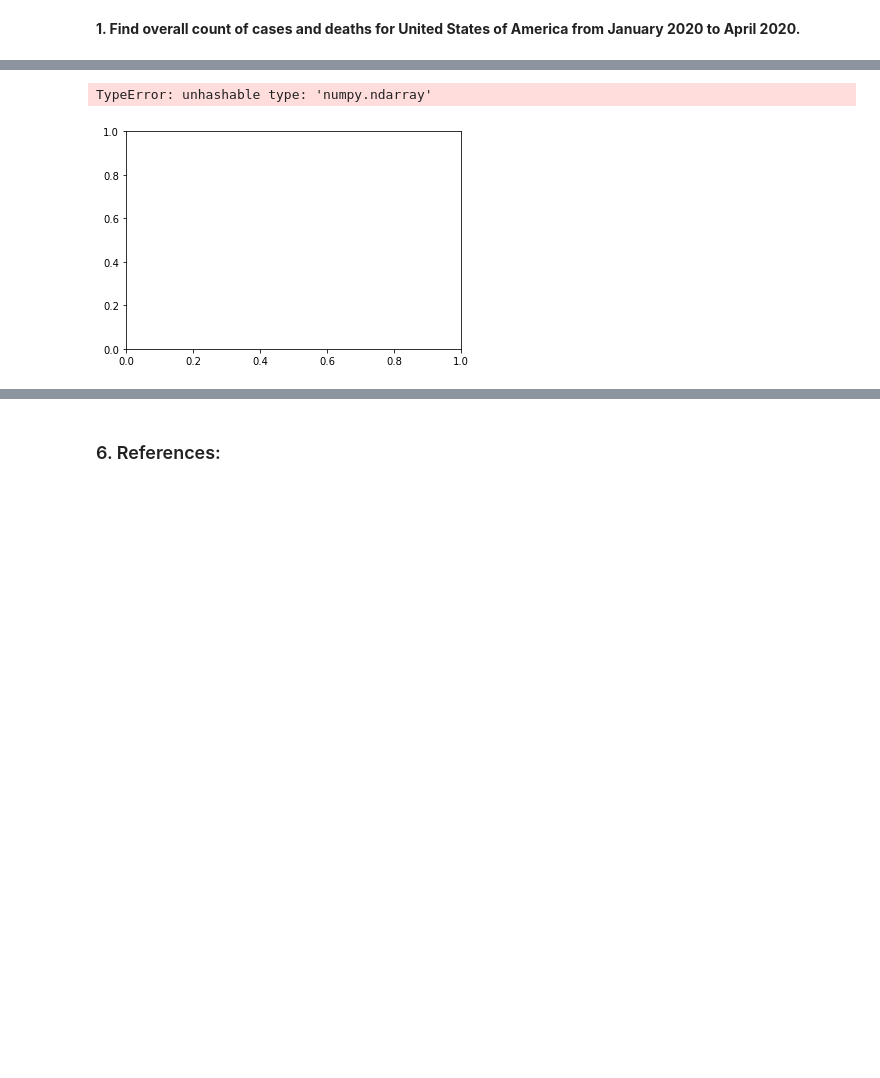
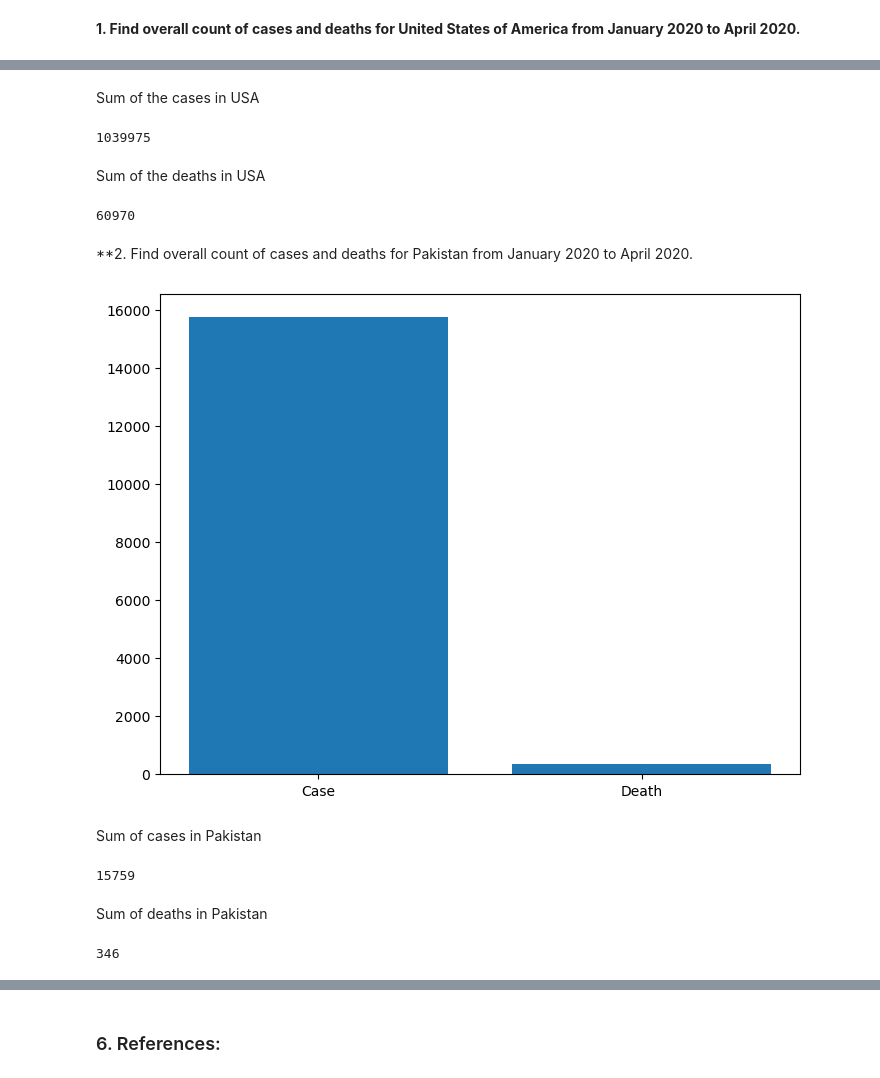
Before and after one commit to mbjamil92/DAV5400_Python_Projects, a Jupyter notebook: Project_1_Module_6.ipynb, the cells around one changed output, grey strips where cells are left out. Saved outputs shown, nothing was run; the diff lists cells and outputs as text; code cells hidden in the pictures; blank space fills up the shorter version.

```diff
--- a/Project_1_Module_6.ipynb
+++ b/Project_1_Module_6.ipynb
@@ -580,15 +581,43 @@ SyntaxError: positional argument follows keyword argument (<ipython-input-52-fd9
-# %%
-fig, ax = plt.subplots()
-
-ax.plot(x,y)
-ax.plot(x,z)
-
-ax.set_title('Cases and Deaths of USA From Jan to April 2020')
-ax.legend(['Case','Death'])
-ax.xaxis.set_label_text('Cases in USA')
-ax.yaxis.set_label_text('Deaths in USA')
-
-plt.show()
-# %% [output]
-TypeError: unhashable type: 'numpy.ndarray'
-[figure, removed]
+# %% [markdown]
+Sum of the cases in USA
+# %%
+usa_case_sum
+# %% [output]
+1039975
+# %% [markdown]
+Sum of the deaths in USA
+# %%
+usa_death_sum
+# %% [output]
+60970
+# %% [markdown]
+**2. Find overall count of cases and deaths for Pakistan from January 2020 to April 2020.
+# %%
+fig = plt.figure()
+ax = fig.add_axes([0,0,1,1])
+
+case = cd_final.cases[(cd_final['countriesAndTerritories'] == 'Pakistan') & (cd_final['month'] <= 4) & (cd_final['year'] == 2020)]
+death = cd_final.deaths[(cd_final['countriesAndTerritories'] == 'Pakistan') & (cd_final['month'] <= 4) & (cd_final['year'] == 2020)]
+
+pk_case_sum = case.sum()
+pk_death_sum = death.sum()
+
+x_label = ['Case','Death']
+y_label = [(pk_case_sum),(pk_death_sum)]
+
+ax.bar(x_label,y_label)
+plt.show()
+# %% [output]
+[figure, added]
+# %% [markdown]
+Sum of cases in Pakistan
+# %%
+pk_case_sum
+# %% [output]
+15759
+# %% [markdown]
+Sum of deaths in Pakistan
+# %%
+pk_death_sum
+# %% [output]
+346
```
Also changed, not shown: parts of 11 cells of this notebook.
